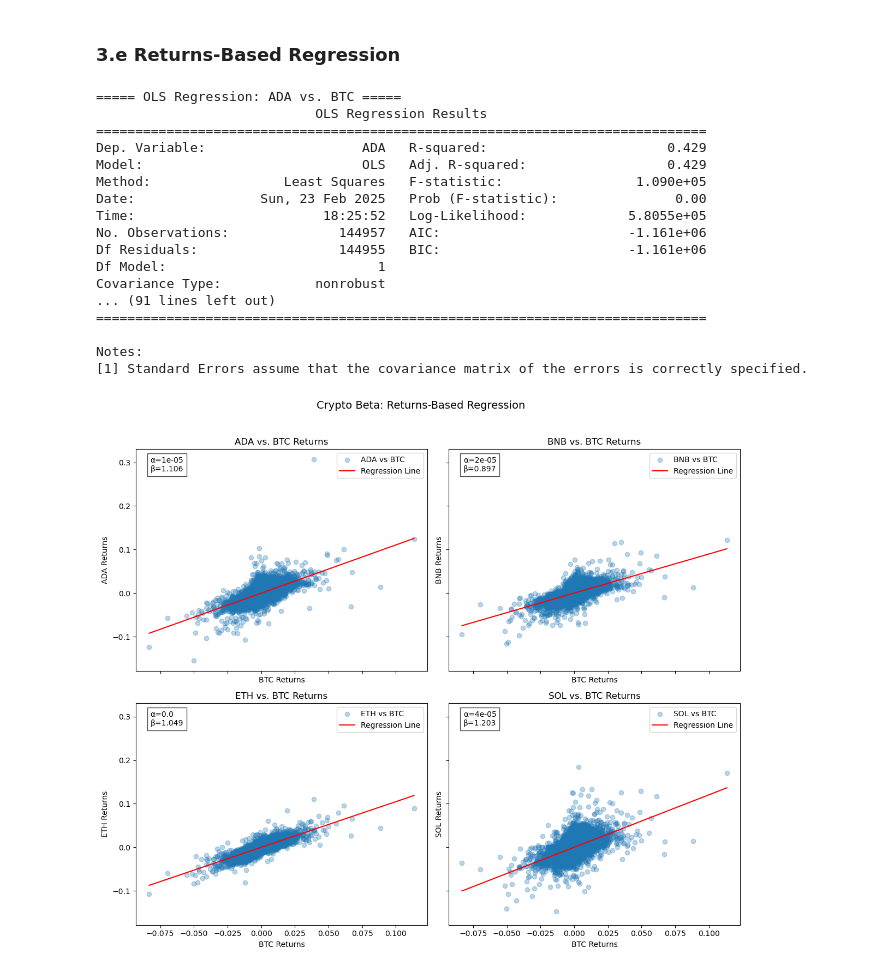
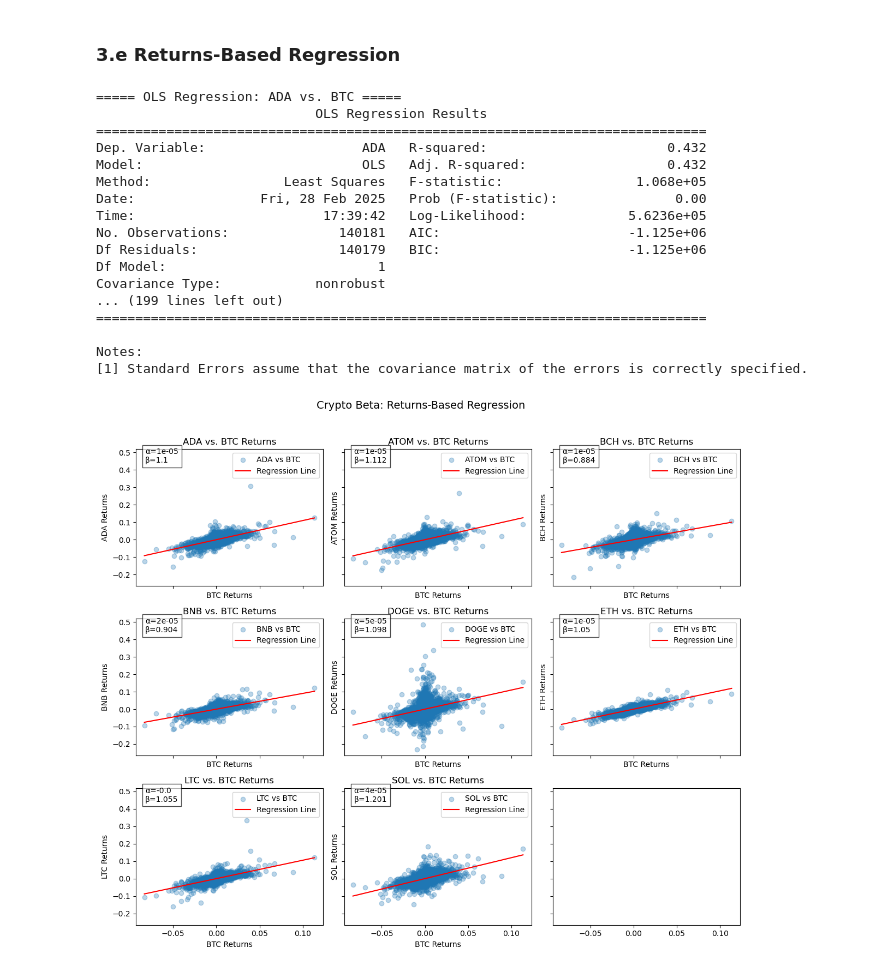
Before and after one commit to ayberkcansever/dasc-6010, a Jupyter notebook: data-science/eda/exploratory-data-analysis.ipynb, the cells around one changed output. Cells and saved outputs as stored; diff of their text form; code cells hidden in the pictures.

```diff
--- a/data-science/eda/exploratory-data-analysis.ipynb
+++ b/data-science/eda/exploratory-data-analysis.ipynb
@@ -230,18 +381,22 @@ plt.show()
 # %% [markdown]
 ### 3.c Distribution Analysis
 # %%
-fig, axes = plt.subplots(2, 3, figsize=(15, 8))
+fig, axes = plt.subplots(3, 3, figsize=(15, 8))
 axes = axes.flatten()
 
 df_combined = pd.DataFrame({
     'BTC_Close': df_btc['close'],
     'ADA_Close': df_ada['close'],
-    'BNB_Close': df_bnb['close'],
-    'ETH_Close': df_eth['close'],
-    'SOL_Close': df_sol['close'],
+    'ATOM_close': df_atom['close'],
+    'BCH_close': df_bch['close'],
+    'BNB_close': df_bnb['close'],
+    'DOGE_close': df_doge['close'],
+    'ETH_close': df_eth['close'],
+    'LTC_close': df_ltc['close'],
+    'SOL_close': df_sol['close']
 })
 
-coins = ['BTC_Close', 'ADA_Close', 'BNB_Close', 'ETH_Close', 'SOL_Close']
+coins = ['BTC_Close', 'ADA_Close', 'ATOM_close', 'BCH_close', 'BNB_close', 'DOGE_close', 'ETH_close', 'LTC_close', 'SOL_close']
 for i, coin in enumerate(coins):
     sns.histplot(df_combined[coin], kde=True, ax=axes[i])
     axes[i].set_title(f"{coin} Histogram")
@@ -287,12 +480,0 @@ All five assets display **right-skewed** and **multi-modal** price distributions
-# %%
-df_combined_log = np.log(df_combined)
-
-fig, axes = plt.subplots(2, 3, figsize=(15, 8))
-axes = axes.flatten()
-
-for i, coin in enumerate(coins):
-    sns.histplot(df_combined_log[coin], kde=True, ax=axes[i])
-    axes[i].set_title(f"{coin} Histogram")
-
-plt.tight_layout()
-plt.show()
@@ -334,13 +486,17 @@ import statsmodels.api as sm
 df_prices = pd.DataFrame({
     'BTC': df_btc.set_index('moment')['close'],
     'ADA': df_ada.set_index('moment')['close'],
+    'ATOM': df_atom.set_index('moment')['close'],
+    'BCH': df_bch.set_index('moment')['close'],
     'BNB': df_bnb.set_index('moment')['close'],
+    'DOGE': df_doge.set_index('moment')['close'],
     'ETH': df_eth.set_index('moment')['close'],
+    'LTC': df_ltc.set_index('moment')['close'],
     'SOL': df_sol.set_index('moment')['close']
 }).dropna()
 
 df_returns = df_prices.pct_change().dropna()
-alts = ['ADA', 'BNB', 'ETH', 'SOL']
+alts = ['ADA', 'ATOM', 'BCH', 'BNB', 'DOGE', 'ETH', 'LTC', 'SOL']
 results = {}
 
 for alt in alts:
@@ -354,7 +510,7 @@ for alt in alts:
     print(f"\n===== OLS Regression: {alt} vs. BTC =====")
     print(model.summary())
 
-fig, axes = plt.subplots(2, 2, figsize=(12, 10), sharex=True, sharey=True)
+fig, axes = plt.subplots(3, 3, figsize=(12, 10), sharex=True, sharey=True)
 axes = axes.flatten()  # Flatten for easy iteration
 
 for i, alt in enumerate(alts):
@@ -366,40 +522,40 @@ for i, alt in enumerate(alts):
 
     ax.scatter(X_no_const, y, alpha=0.3, label=f"{alt} vs BTC")
     x_vals = np.linspace(X_no_const.min(), X_no_const.max(), 100)
     X_line = sm.add_constant(pd.Series(x_vals))
     y_pred = model.predict(X_line)
     ax.plot(x_vals, y_pred, color='red', label="Regression Line")
 
     alpha_ = round(model.params.iloc[0], 5)  # FIXED
     beta_ = round(model.params.iloc[1], 3)   # FIXED
     ax.text(0.05, 0.9, f"α={alpha_}\nβ={beta_}", transform=ax.transAxes,
             fontsize=10, bbox=dict(facecolor='white', alpha=0.7))
 
     ax.set_title(f"{alt} vs. BTC Returns")
     ax.set_xlabel("BTC Returns")
     ax.set_ylabel(f"{alt} Returns")
     ax.legend()
 
 plt.suptitle("Crypto Beta: Returns-Based Regression", fontsize=14, y=1.02)
 plt.tight_layout()
 plt.show()
 # %% [output]
 ===== OLS Regression: ADA vs. BTC =====
                             OLS Regression Results
 ==============================================================================
-Dep. Variable:                    ADA   R-squared:                       0.429
-Model:                            OLS   Adj. R-squared:                  0.429
-Method:                 Least Squares   F-statistic:                 1.090e+05
-Date:                Sun, 23 Feb 2025   Prob (F-statistic):               0.00
-Time:                        18:25:52   Log-Likelihood:             5.8055e+05
-No. Observations:              144957   AIC:                        -1.161e+06
-Df Residuals:                  144955   BIC:                        -1.161e+06
+Dep. Variable:                    ADA   R-squared:                       0.432
+Model:                            OLS   Adj. R-squared:                  0.432
+Method:                 Least Squares   F-statistic:                 1.068e+05
+Date:                Fri, 28 Feb 2025   Prob (F-statistic):               0.00
+Time:                        17:39:42   Log-Likelihood:             5.6236e+05
+No. Observations:              140181   AIC:                        -1.125e+06
+Df Residuals:                  140179   BIC:                        -1.125e+06
 Df Model:                           1
 Covariance Type:            nonrobust
-... (91 lines left out)
+... (199 lines left out)
 ==============================================================================
 
 Notes:
 [1] Standard Errors assume that the covariance matrix of the errors is correctly specified.
-[figure, old version]
+[figure, new version]
 # %% [markdown]
```
Also changed, not shown: parts of 20 cells of this notebook, 3 other files.
